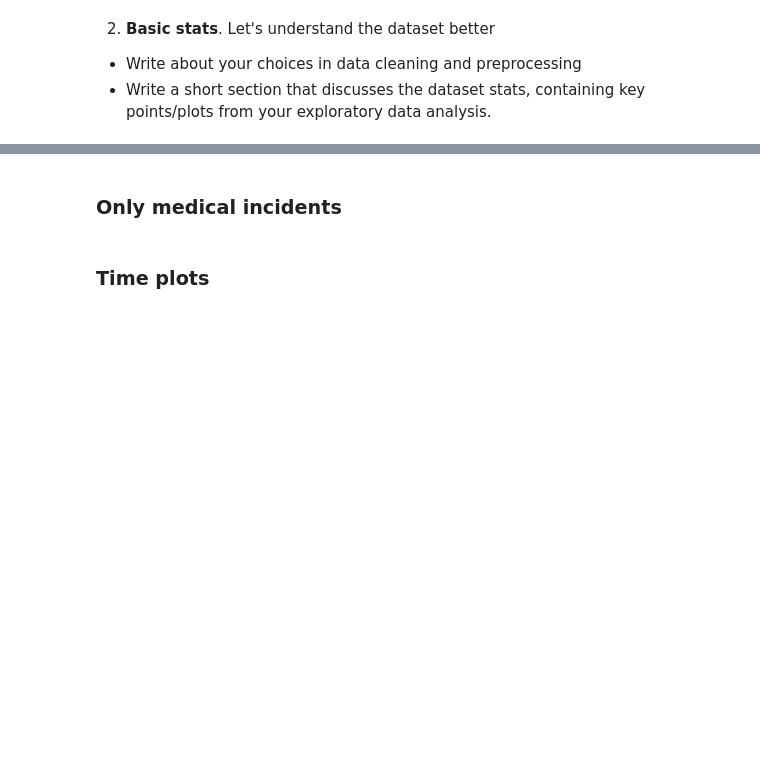
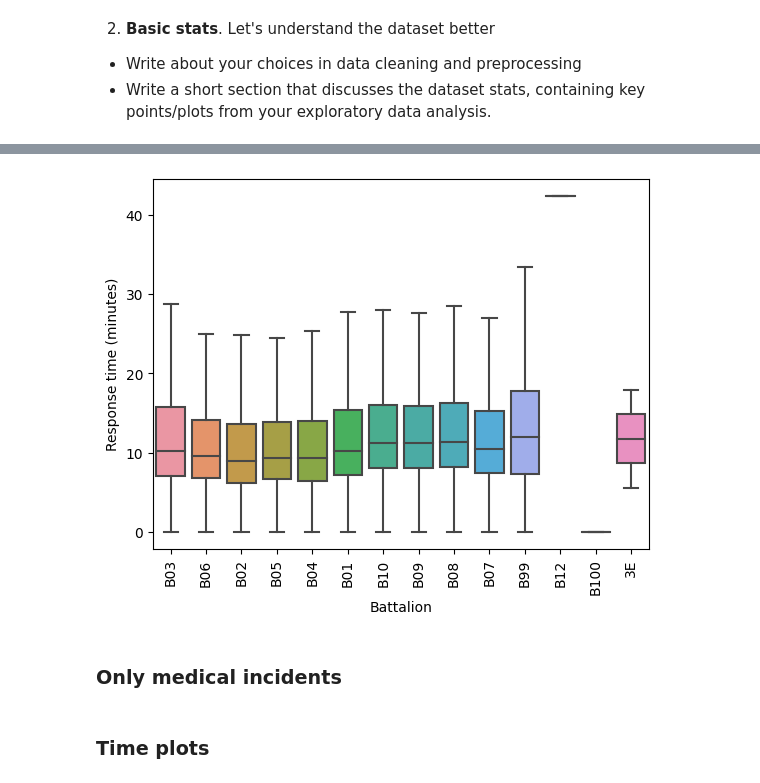
Before and after one commit to signyk/socialdataanalysis, a Jupyter notebook: finalProject.ipynb, the cells around one changed output, grey strips where cells are left out. Drawn from its saved outputs; the diff is of its cells as text; code cells hidden in the pictures; blank space fills up the shorter version.

```diff
--- a/finalProject.ipynb
+++ b/finalProject.ipynb
@@ -51,7 +63,11 @@ dat_fire = dat[dat["call_type"].isin(fire_call_types)]
 # %%
+# Average response time by battalion
 b = sns.boxplot(data = dat_fire, x = "battalion", y = "on_scene_time",showfliers = False)
+b.set(xlabel='Battalion', ylabel='Response time (minutes)')
 b.set_xticklabels(b.get_xticklabels(),rotation=90)
-b.get_figure();
+plt.show(b)
+# %% [output]
+[figure, added]
 # %%
 b = sns.boxplot(data = dat_fire, x = "neighborhood", y = "on_scene_time",showfliers = False)
 b.set_xticklabels(b.get_xticklabels(),rotation=90)
```
Also changed, not shown: parts of 5 cells of this notebook, 7 other files.
